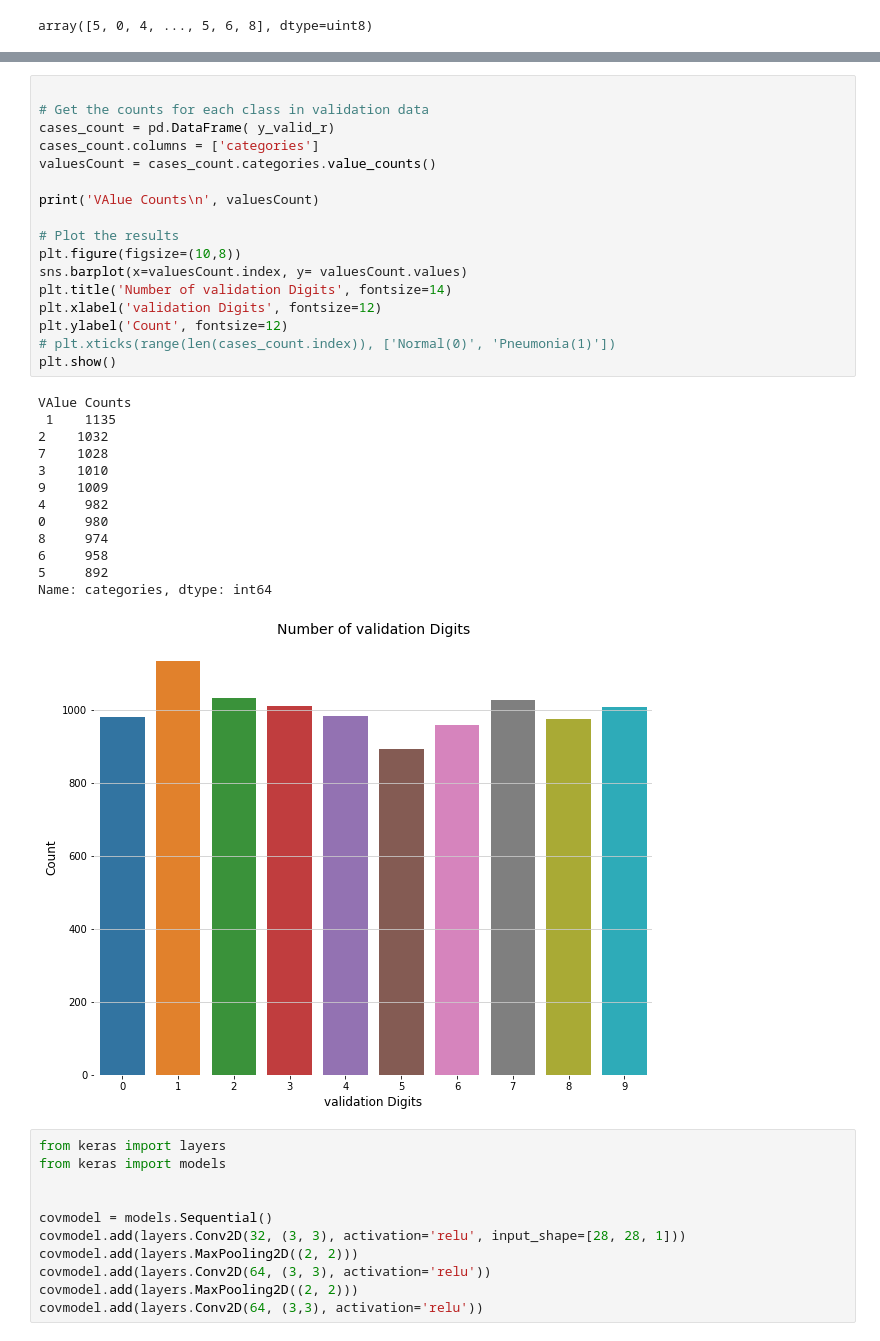
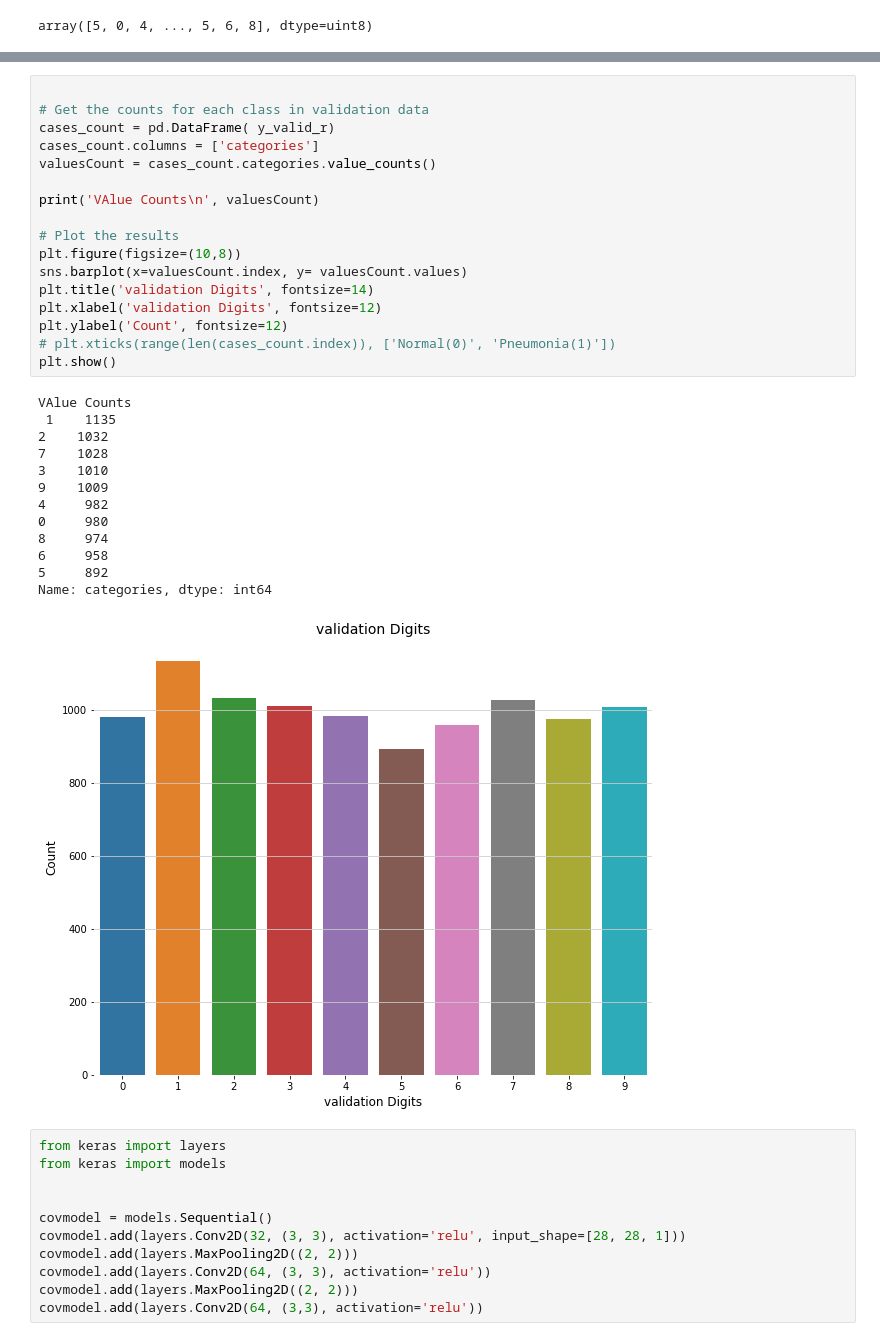
Before and after one commit to myschl/ML-DL, a Jupyter notebook: CNN_MNIST.ipynb, the cells around one changed output, grey strips where cells are left out. Drawn from its saved outputs; the diff is of its cells as text.

```diff
--- a/CNN_MNIST.ipynb
+++ b/CNN_MNIST.ipynb
@@ -80,34 +80,34 @@ Name: categories, dtype: int64
 # %%
 
 # Get the counts for each class in validation data
 cases_count = pd.DataFrame( y_valid_r)
 cases_count.columns = ['categories']
 valuesCount = cases_count.categories.value_counts()
 
 print('VAlue Counts\n', valuesCount)
 
 # Plot the results
 plt.figure(figsize=(10,8))
 sns.barplot(x=valuesCount.index, y= valuesCount.values)
-plt.title('Number of validation Digits', fontsize=14)
+plt.title('validation Digits', fontsize=14)
 plt.xlabel('validation Digits', fontsize=12)
 plt.ylabel('Count', fontsize=12)
 # plt.xticks(range(len(cases_count.index)), ['Normal(0)', 'Pneumonia(1)'])
 plt.show()
 # %% [output]
 VAlue Counts
  1    1135
 2    1032
 7    1028
 3    1010
 9    1009
 4     982
 0     980
 8     974
 6     958
 5     892
 Name: categories, dtype: int64
-[figure, old version]
+[figure, new version]
 # %%
 from keras import layers
 from keras import models
```
Also changed, not shown: parts of 1 cell of this notebook.
